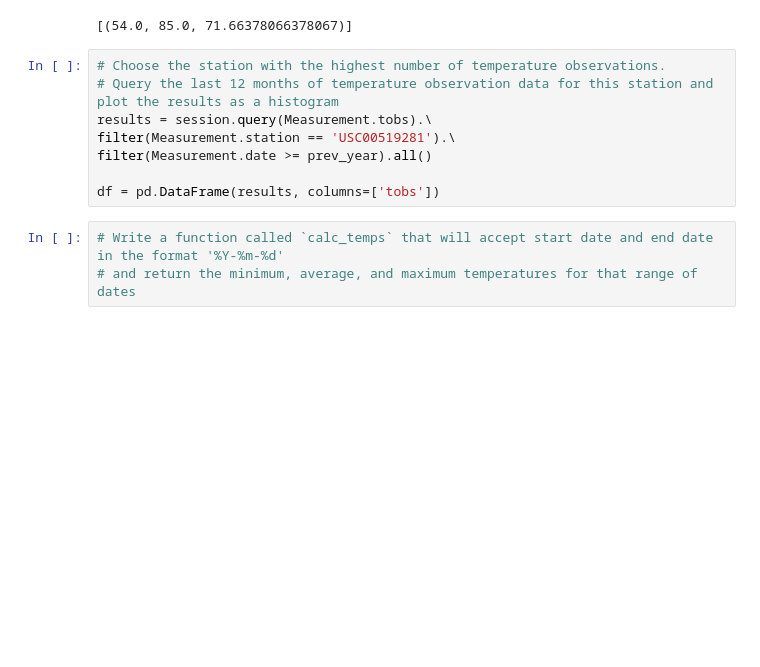
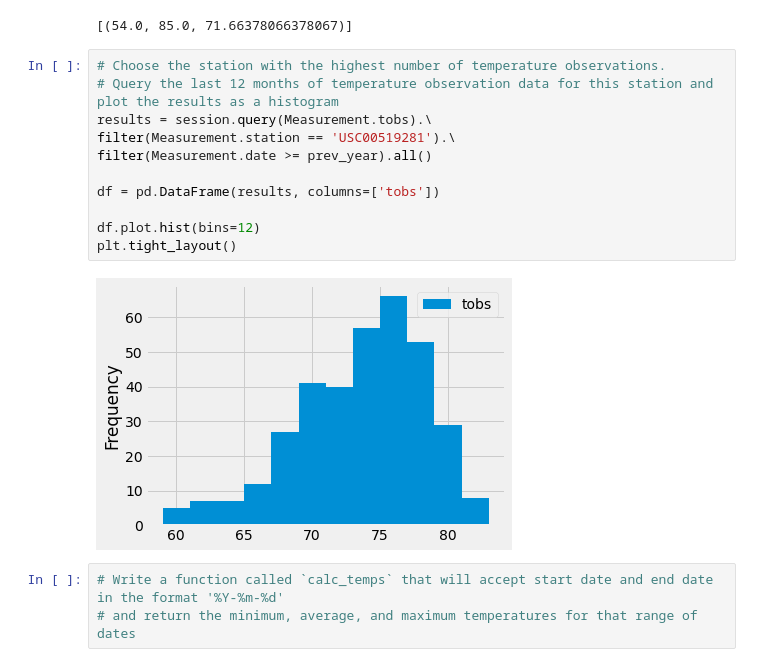
Before and after one commit to deklund76/surfs_up, a Jupyter notebook: climate_analysis.ipynb, the cells around one changed output. Cells and saved outputs as stored; diff of their text form; blank space fills up the shorter version.

```diff
--- a/climate_analysis.ipynb
+++ b/climate_analysis.ipynb
@@ -106,11 +106,16 @@ filter(Measurement.station == 'USC00519281').all()
 # %%
 # Choose the station with the highest number of temperature observations.
 # Query the last 12 months of temperature observation data for this station and plot the results as a histogram
 results = session.query(Measurement.tobs).\
 filter(Measurement.station == 'USC00519281').\
 filter(Measurement.date >= prev_year).all()
 
 df = pd.DataFrame(results, columns=['tobs'])
+
+df.plot.hist(bins=12)
+plt.tight_layout()
+# %% [output]
+[figure, added]
 # %%
 # Write a function called `calc_temps` that will accept start date and end date in the format '%Y-%m-%d'
 # and return the minimum, average, and maximum temperatures for that range of dates
```
